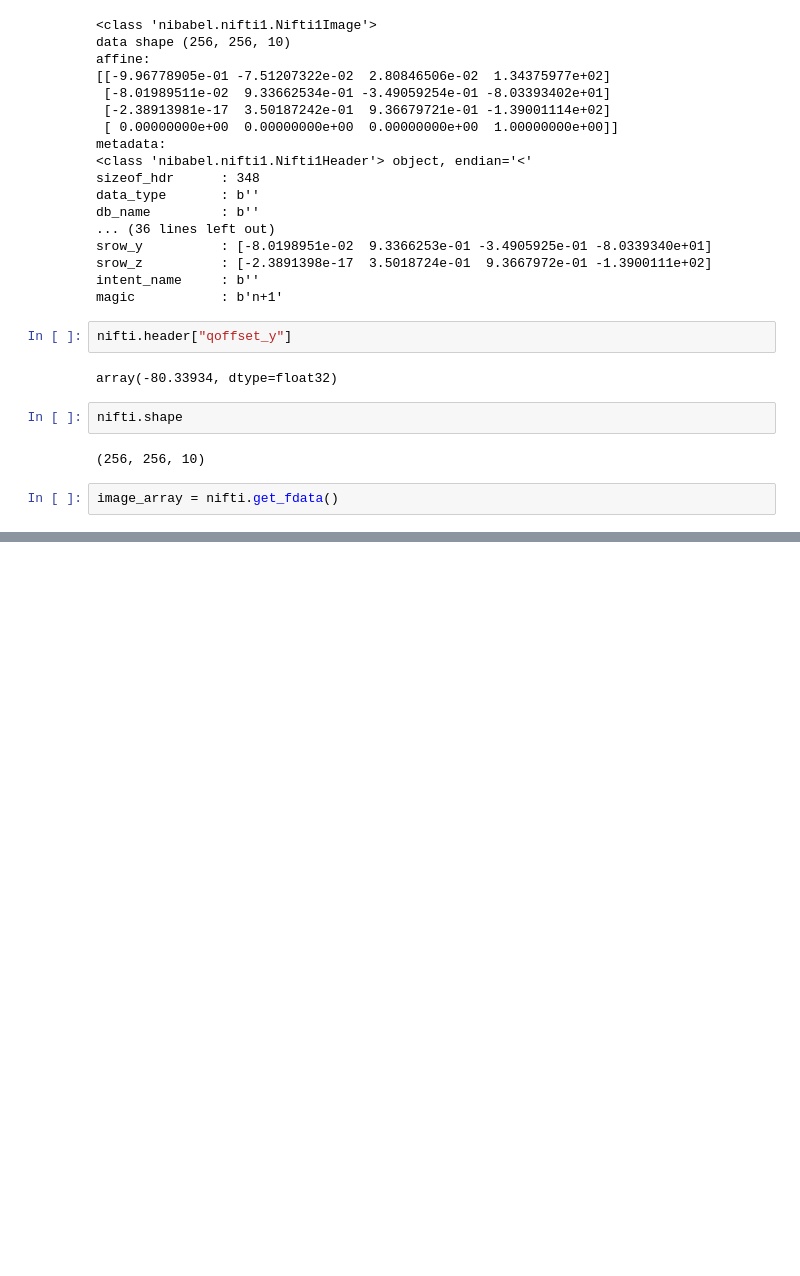
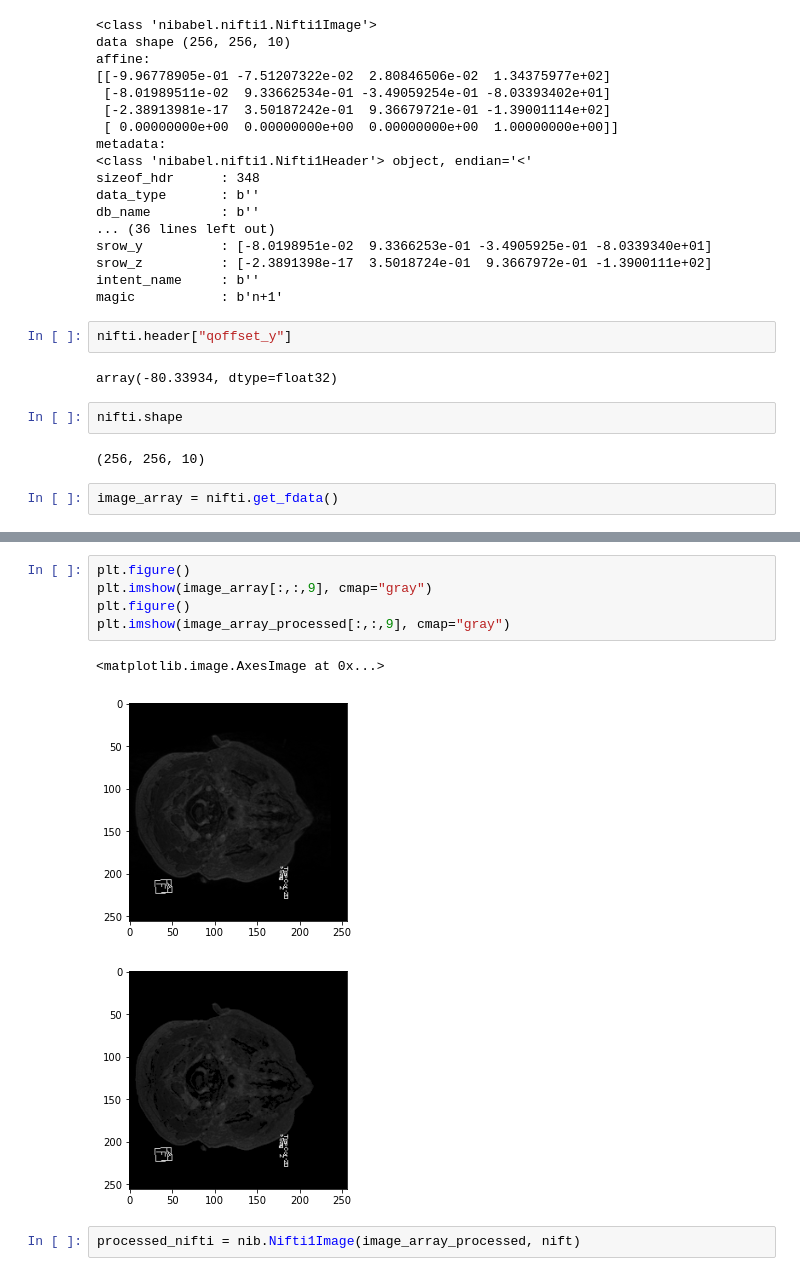
Before and after one commit to Zahed-Golabi/Medical-Imaging, a Jupyter notebook: NIfTI.ipynb, the cells around one changed output, grey strips where cells are left out. Cells and saved outputs as stored; diff of their text form; blank space fills up the shorter version.

Commit message:
nifti

```diff
--- a/NIfTI.ipynb
+++ b/NIfTI.ipynb
@@ -43,0 +59,11 @@ image_array = nifti.get_fdata()
+# %%
+plt.figure()
+plt.imshow(image_array[:,:,9], cmap="gray")
+plt.figure()
+plt.imshow(image_array_processed[:,:,9], cmap="gray")
+# %% [output]
+<matplotlib.image.AxesImage at 0x...>
+[figure, added]
+[figure, added]
+# %%
+processed_nifti = nib.Nifti1Image(image_array_processed, nift)
```
Also changed, not shown: parts of 4 cells of this notebook.
